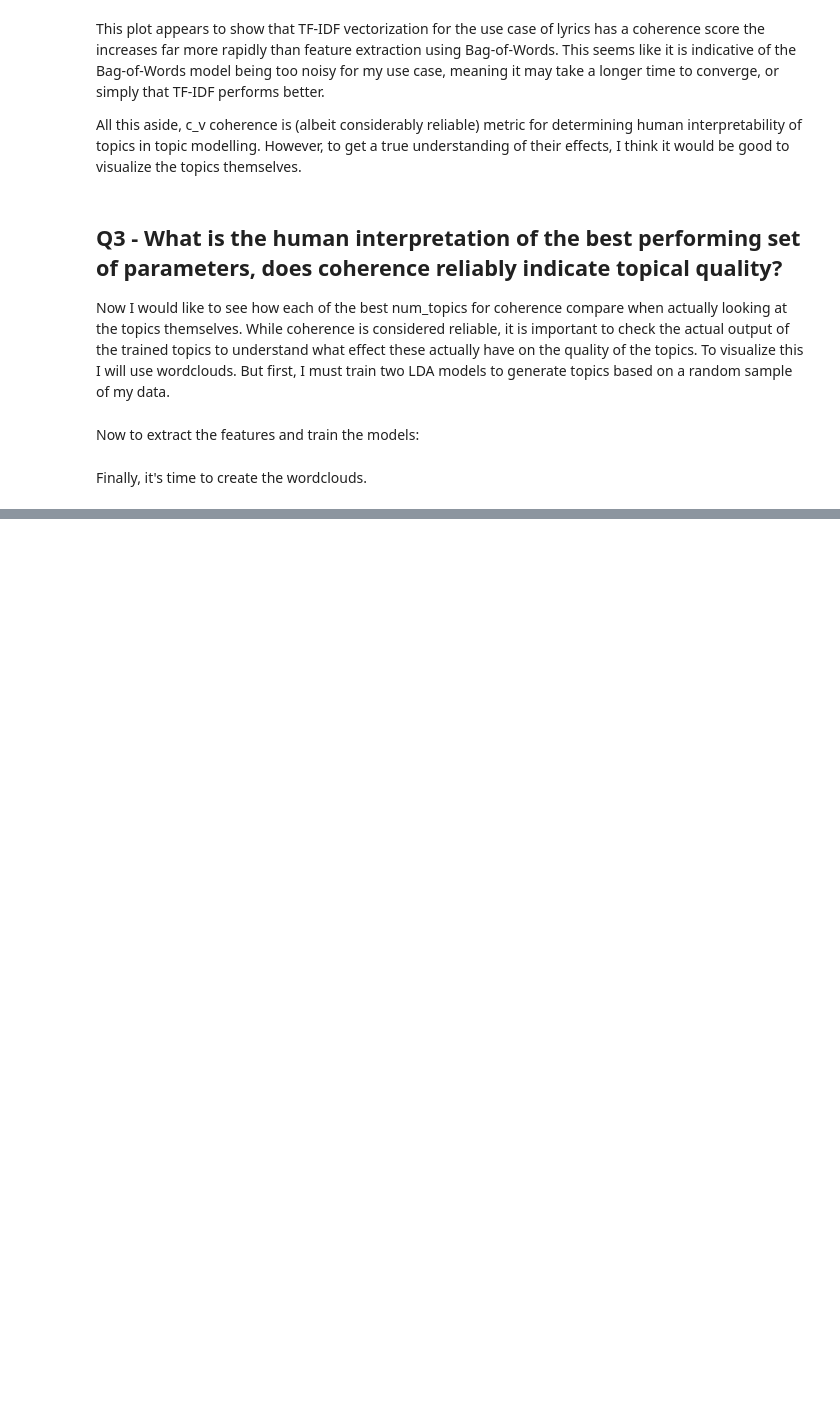
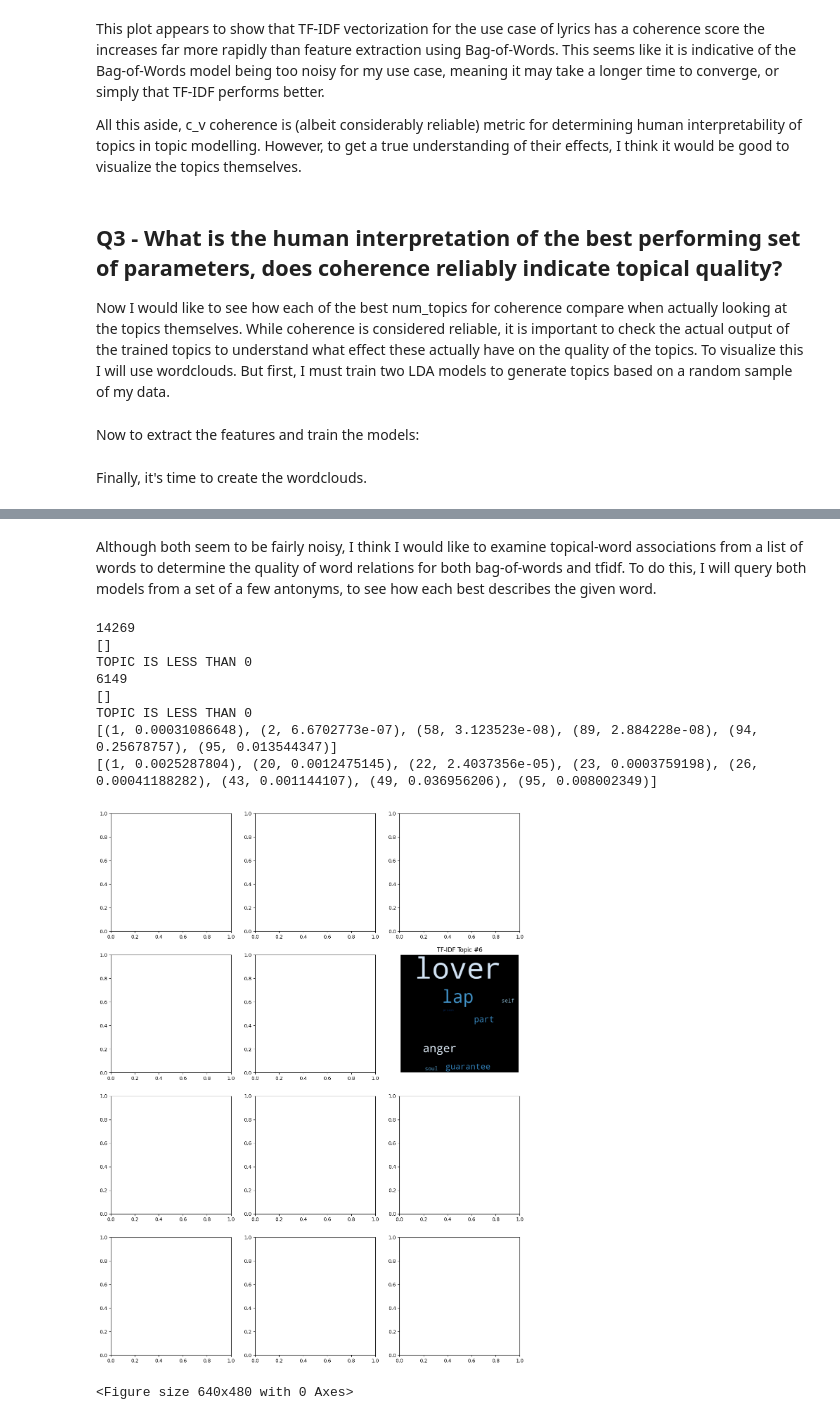
Before and after one commit to charliemarshall1996/lom, a Jupyter notebook: notebooks/optimization/extraction/extraction_analysis.ipynb, the cells around one changed output, grey strips where cells are left out. Drawn from its saved outputs; the diff is of its cells as text; code cells hidden in the pictures; blank space fills up the shorter version.

```diff
--- a/notebooks/optimization/extraction/extraction_analysis.ipynb
+++ b/notebooks/optimization/extraction/extraction_analysis.ipynb
@@ -189 +190,71 @@ plt.savefig("../../../data/analysis/optimization/extraction/bow_v_tf-idf_wordclo
 <Figure size 640x480 with 0 Axes>
+# %% [markdown]
+Although both seem to be fairly noisy, I think I would like to examine topical-word associations from a list of words to determine the quality of word relations for both bag-of-words and tfidf. To do this, I will query both models from a set of a few antonyms, to see how each best describes the given word.
+# %%
+words = ["light", "dark"]
+
+fig, axes = plt.subplots(num_rows, num_cols, figsize=(15, num_rows * 5))
+axes = axes.flatten()
+
+for word in words:
+    word_id = tfidf_dct.token2id.get(word, -1)
+    print(word_id)
+    if word_id == -1:
+        print("Word not in TFIDF dct ", word)
+        continue
+
+    topic = tfidf_model.get_term_topics(word_id, minimum_probability=0.0000000000000001)
+    print(topic)
+
+    if len(topic) < 1:
+        print("TOPIC IS LESS THAN 0")
+        continue
+    else:
+        print("TOPIC IS MORE THAN 0: ", topic)
+        dict_words = dict([(tfidf_dct.id2token.get(word_id), freq)for word_id, freq in topic])
+
+        wordcloud = WordCloud(width=400, height=400,
+                            background_color='black',
+                            colormap="Oranges",
+                            min_font_size=10).generate_from_frequencies(dict_words)
+
+        axes[i].imshow(wordcloud, interpolation='bilinear')
+        axes[i].axis("off")
+        axes[i].set_title(f"TF-IDF Topic #{i+1}")
+
+for word in words:
+    word_id = bow_dct.token2id.get(word, -1)
+
+    if word_id == -1:
+        print("Word not in BOW dct ", word)
+        continue
+
+    topic = bow_model.get_term_topics(word_id)
+    print(topic)
+    if len(topic) < 1:
+        continue
+    else:
+        dict_words = dict([(bow_dct.id2token.get(word_id), freq)for word_id, freq in topic])
+
+        wordcloud = WordCloud(width=400, height=400,
+                            background_color='black',
+                            colormap="Blues",
+                            min_font_size=10).generate_from_frequencies(dict_words)
+
+        axes[i].imshow(wordcloud, interpolation='bilinear')
+        axes[i].axis("off")
+        axes[i].set_title(f"TF-IDF Topic #{i+1}")
+
+plt.show()
+plt.savefig("../../../data/analysis/optimization/extraction/bow_v_tf-idf_queried_wordclouds.png")
+# %% [output]
+14269
+[]
+TOPIC IS LESS THAN 0
+6149
+[]
+TOPIC IS LESS THAN 0
+[(1, 0.00031086648), (2, 6.6702773e-07), (58, 3.123523e-08), (89, 2.884228e-08), (94, 0.25678757), (95, 0.013544347)]
+[(1, 0.0025287804), (20, 0.0012475145), (22, 2.4037356e-05), (23, 0.0003759198), (26, 0.00041188282), (43, 0.001144107), (49, 0.036956206), (95, 0.008002349)]
+[figure, added]
+<Figure size 640x480 with 0 Axes>
```
Also changed, not shown: parts of 3 cells of this notebook, 1 other file.
